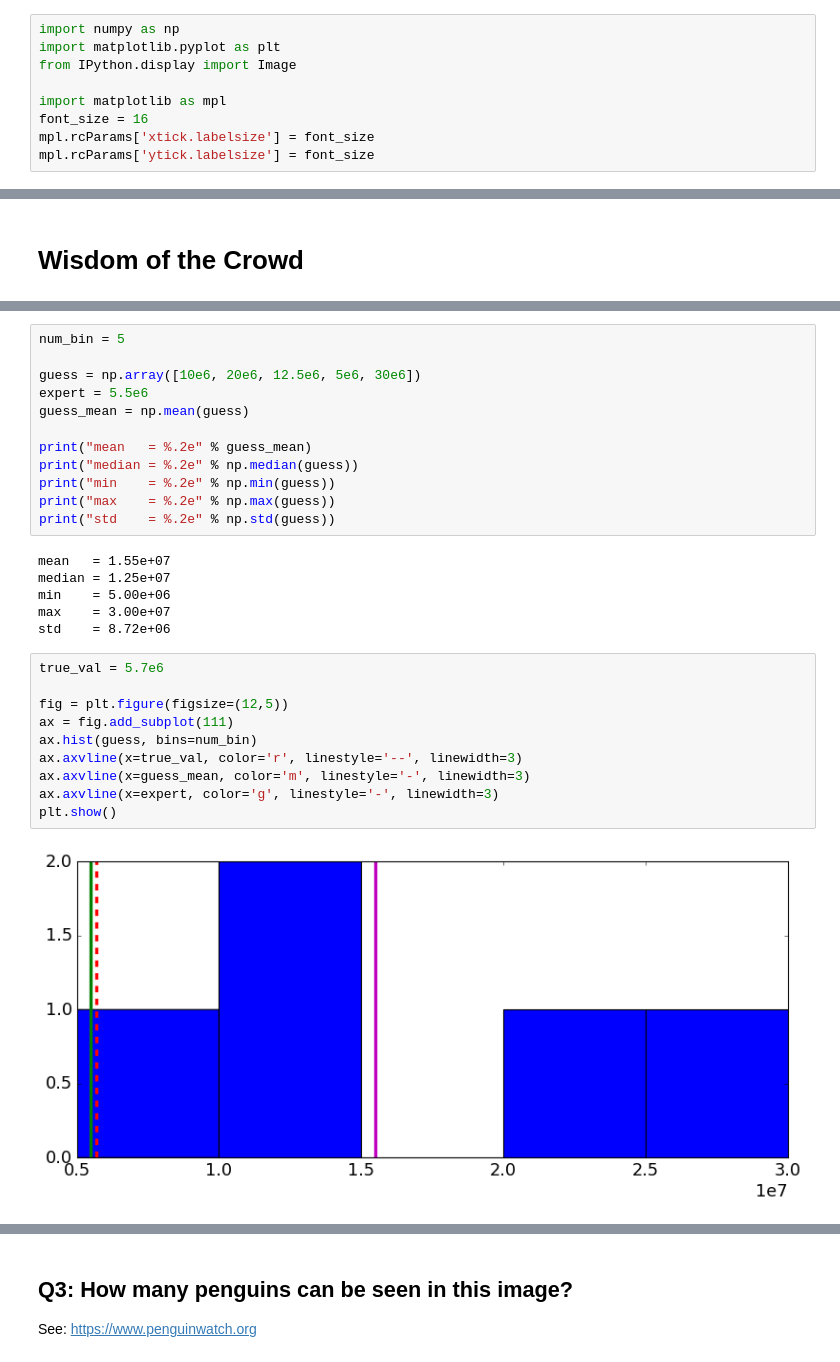
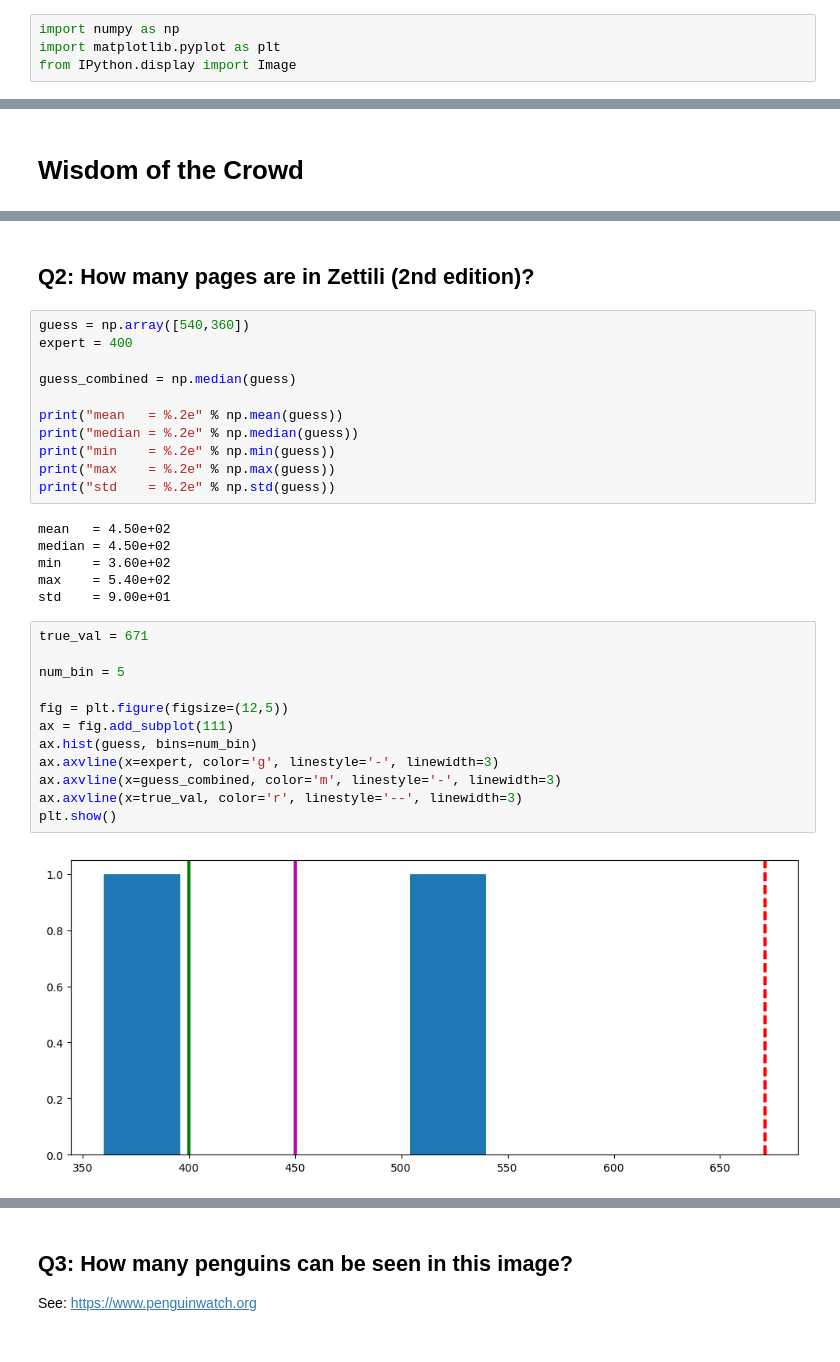
Before and after one commit to prickly-pythons/prickly-pythons, a Jupyter notebook: code_from_meetings/statistics/Statistics.ipynb, the cells around one changed output, grey strips where cells are left out. Drawn from its saved outputs; the diff is of its cells as text.

```diff
--- a/code_from_meetings/statistics/Statistics.ipynb
+++ b/code_from_meetings/statistics/Statistics.ipynb
@@ -12,11 +12,6 @@ Humans Responsible: The Prickly Pythons
 import numpy as np
 import matplotlib.pyplot as plt
 from IPython.display import Image
-
-import matplotlib as mpl
-font_size = 16
-mpl.rcParams['xtick.labelsize'] = font_size
-mpl.rcParams['ytick.labelsize'] = font_size
 # %% [markdown]
 # Generating random numbers of a particular distribution
 Adapted from http://people.duke.edu/~ccc14/sta-663-2017/15A_Random_Numbers.html
@@ -90,30 +129,33 @@ with plt.xkcd():
+# %% [markdown]
+## Q2: How many pages are in Zettili (2nd edition)?
 # %%
-num_bin = 5
+guess = np.array([540,360])
+expert = 400
 
-guess = np.array([10e6, 20e6, 12.5e6, 5e6, 30e6])
-expert = 5.5e6
-guess_mean = np.mean(guess)
+guess_combined = np.median(guess)
 
-print("mean   = %.2e" % guess_mean)
+print("mean   = %.2e" % np.mean(guess))
 print("median = %.2e" % np.median(guess))
 print("min    = %.2e" % np.min(guess))
 print("max    = %.2e" % np.max(guess))
 print("std    = %.2e" % np.std(guess))
 # %% [output]
-mean   = 1.55e+07
-median = 1.25e+07
-min    = 5.00e+06
-max    = 3.00e+07
-std    = 8.72e+06
+mean   = 4.50e+02
+median = 4.50e+02
+min    = 3.60e+02
+max    = 5.40e+02
+std    = 9.00e+01
 # %%
-true_val = 5.7e6
+true_val = 671
+
+num_bin = 5
 
 fig = plt.figure(figsize=(12,5))
 ax = fig.add_subplot(111)
 ax.hist(guess, bins=num_bin)
+ax.axvline(x=expert, color='g', linestyle='-', linewidth=3)
+ax.axvline(x=guess_combined, color='m', linestyle='-', linewidth=3)
 ax.axvline(x=true_val, color='r', linestyle='--', linewidth=3)
-ax.axvline(x=guess_mean, color='m', linestyle='-', linewidth=3)
-ax.axvline(x=expert, color='g', linestyle='-', linewidth=3)
 plt.show()
 # %% [output]
-[figure, old version]
+[figure, new version]
```
Also changed, not shown: parts of 15 cells of this notebook.
